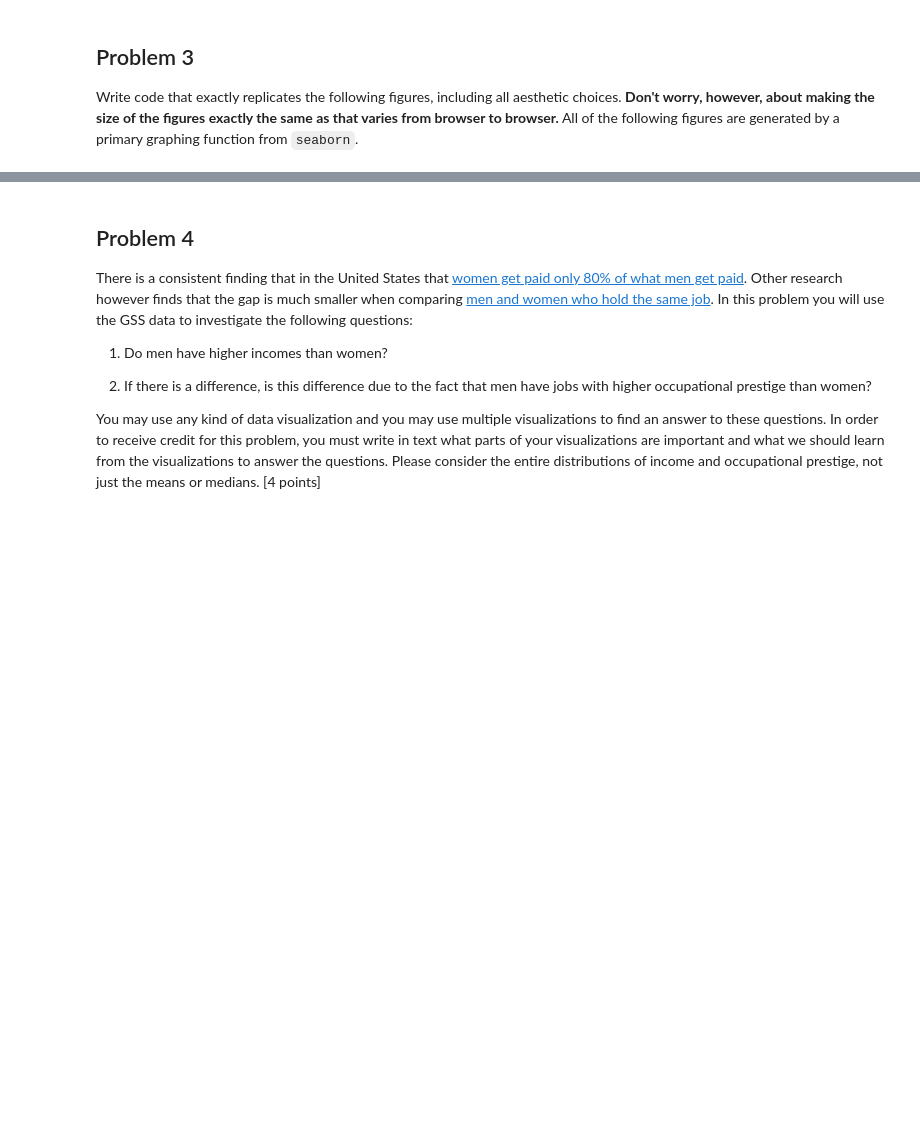
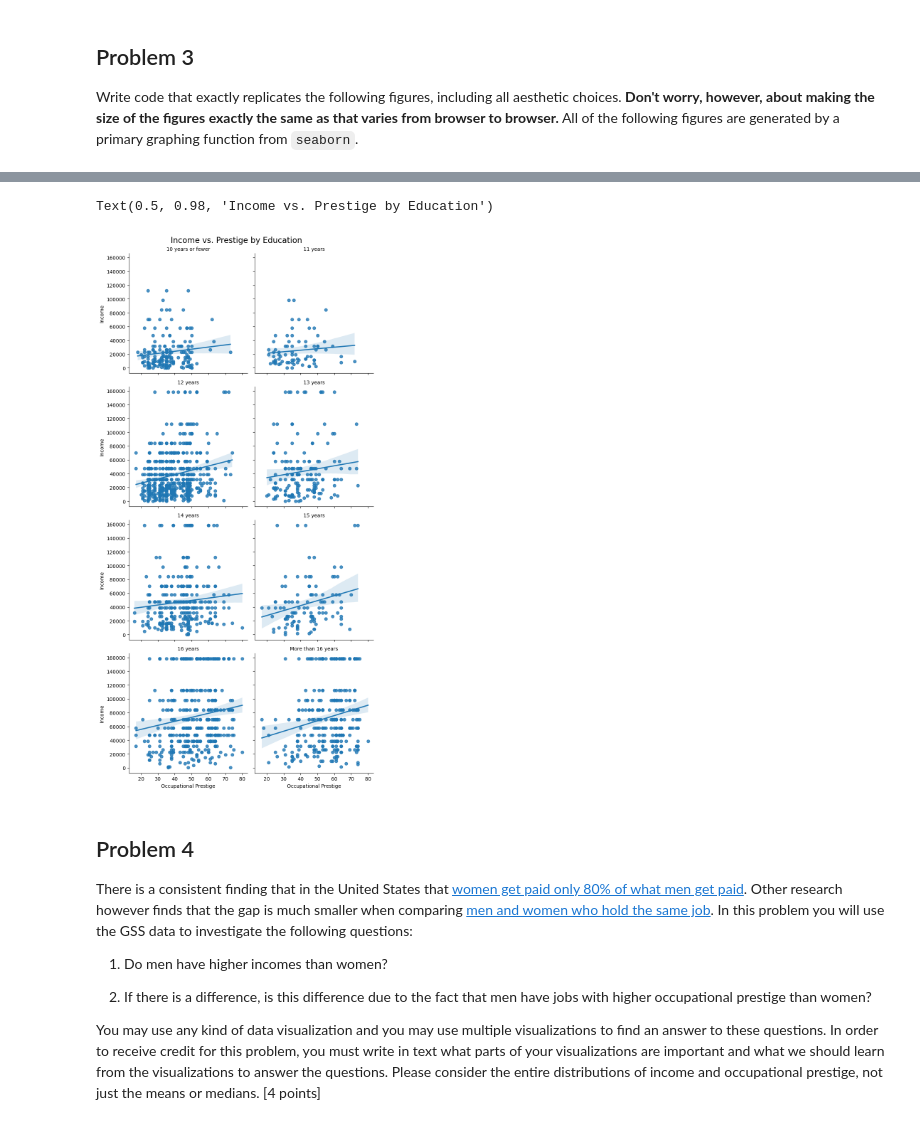
Before and after one commit to tslever/Tom_Levers_Public_Git_Repository, a Jupyter notebook: UVA/3--Practice_And_Application_Of_Data_Science/11--Data_Visualization/labassignment11.ipynb, the cells around one changed output, grey strips where cells are left out. Saved outputs shown, nothing was run; the diff lists cells and outputs as text; code cells hidden in the pictures; blank space fills up the shorter version.

````diff
--- a/UVA/3--Practice_And_Application_Of_Data_Science/11--Data_Visualization/labassignment11.ipynb
+++ b/UVA/3--Practice_And_Application_Of_Data_Science/11--Data_Visualization/labassignment11.ipynb
@@ -235,6 +293,17 @@ g.fig.subplots_adjust(top=.95)
 g.fig.suptitle('Income vs. Prestige by Education', fontsize=16)
 ```
 You will first need to create a version of `education` that collapses values from 0 to 10 to "10 years or fewer" and collapses values from 17 to 20 to "More than 16 years". You can use `.map()`, `.replace()`, or `pd.cut()` to do that.] [3 points]
+# %%
+gss_clean['education_binned'] = pd.cut(gss_clean.education, bins = [-0.1, 10, 11, 12, 13, 14, 15, 16, np.Inf], labels = ['10 years or fewer', '11 years', '12 years', '13 years', '14 years', '15 years', '16 years', 'More than 16 years'])
+facet_grid = sns.FacetGrid(gss_clean, col = 'education_binned', col_wrap = 2, height = 4, aspect = 1)
+facet_grid.map(sns.regplot, 'job_prestige', 'income')
+facet_grid.set_titles('{col_name}')
+facet_grid.set_axis_labels('Occupational Prestige', 'Income')
+facet_grid.fig.subplots_adjust(top = 0.95)
+facet_grid.fig.suptitle('Income vs. Prestige by Education', fontsize = 16)
+# %% [output]
+Text(0.5, 0.98, 'Income vs. Prestige by Education')
+[figure, added]
 # %% [markdown]
 ## Problem 4
 There is a consistent finding that in the United States that [women get paid only 80% of what men get paid](https://nwlc.org/issue/equal-pay-and-the-wage-gap/). Other research however finds that the gap is much smaller when comparing [men and women who hold the same job](https://www.politifact.com/factchecks/2018/apr/13/tina-smith/do-women-get-only-80-percent-pay-men-do-same-job/). In this problem you will use the GSS data to investigate the following questions:
````
Also changed, not shown: parts of 37 cells of this notebook.
